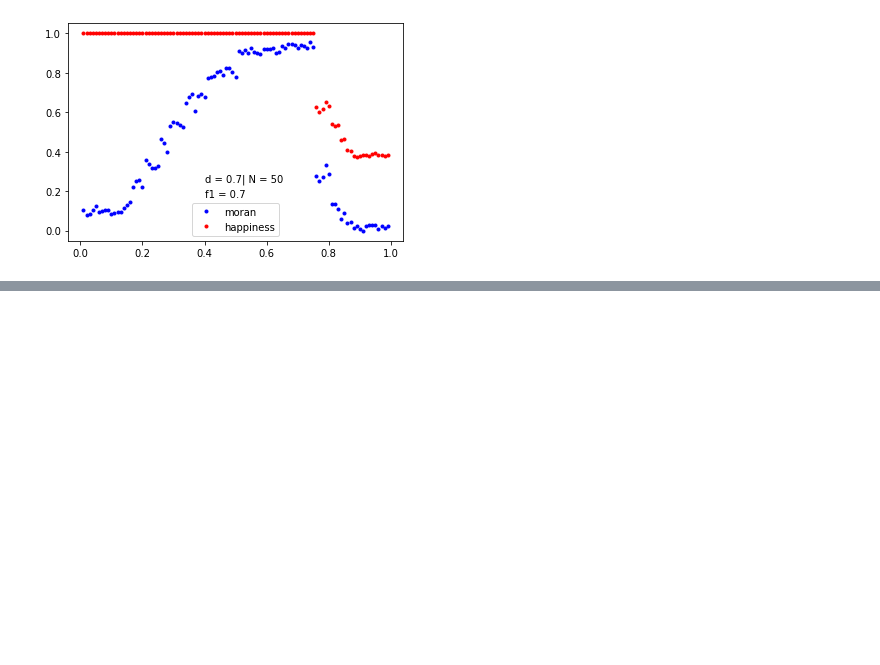
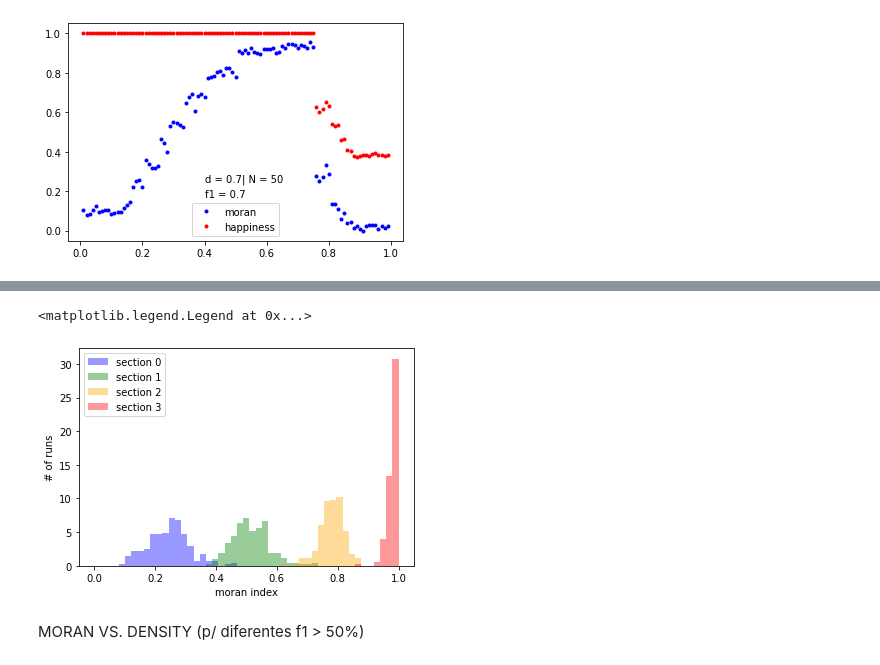
Before and after one commit to AthomsG/Schelling_Model_Central_Tolerance, a Jupyter notebook: Projeto/Schelling Model/Schelling.ipynb, the cells around one changed output, grey strips where cells are left out. Saved outputs shown, nothing was run; the diff lists cells and outputs as text; code cells hidden in the pictures; blank space fills up the shorter version.

```diff
--- a/Projeto/Schelling Model/Schelling.ipynb
+++ b/Projeto/Schelling Model/Schelling.ipynb
@@ -456,0 +527,20 @@ plt.legend()
+# %%
+N       = 50 # MATRIX SIZE
+density = 0.8 # POPULATION DENSITY ON LATICE
+f1      = 0.7 # STARTING POPULATION PERCENTAGE FOR RED POPULATION
+tmin    = 0.1 # MINIMUM TOLERANCE (BORDER CONDITION ON MAXIMUM R VALUE)
+tmax    = 0.9 # MAXIMUM TOLERANCE (BORDER CONDITION ON MINIMUM R VALUE)
+# %%
+sections = get_sections(make_matrix(N,density,f1), r1=N/8, r2=N/4, r3=3.5*N/8)
+# %%
+morin_sections = list()
+
+for i in range(200):
+    print(str(i) + '/' + str(200))
+    output = run(N=N, density=density, f1=f1, tmin=tmin, tmax=tmax, measure_r_values=False, measure_happiness=True, measure_morin=True, n_iter = 300)
+
+    morin_sections_temp = list()
+    for section in sections:
+        morin_sections_temp.append(get_morin_index_section(output['matrix'], section))
+
+    morin_sections.append(morin_sections_temp)
@@ -456,0 +565,16 @@ plt.legend()
+# %%
+bins = np.linspace(0, 1, 50)
+
+plt.hist([morin_sections[i][0] for i in range(len(morin_sections))], bins=bins, color='blue' , density=True, alpha=0.4, label="section 0")
+plt.hist([morin_sections[i][1] for i in range(len(morin_sections))], bins=bins, color='green' , density=True, alpha=0.4, label="section 1")
+plt.hist([morin_sections[i][2] for i in range(len(morin_sections))], bins=bins, color='orange' , density=True, alpha=0.4, label="section 2")
+plt.hist([morin_sections[i][3] for i in range(len(morin_sections))], bins=bins, color='red' , density=True, alpha=0.4, label="section 3")
+#plt.xlim(0.65,1)
+plt.xlabel("moran index")
+plt.ylabel("# of runs")
+plt.legend()
+# %% [output]
+<matplotlib.legend.Legend at 0x...>
+[figure, added]
+# %% [markdown]
+MORAN VS. DENSITY (p/ diferentes f1 > 50%)
```
Also changed, not shown: parts of 13 cells of this notebook.
